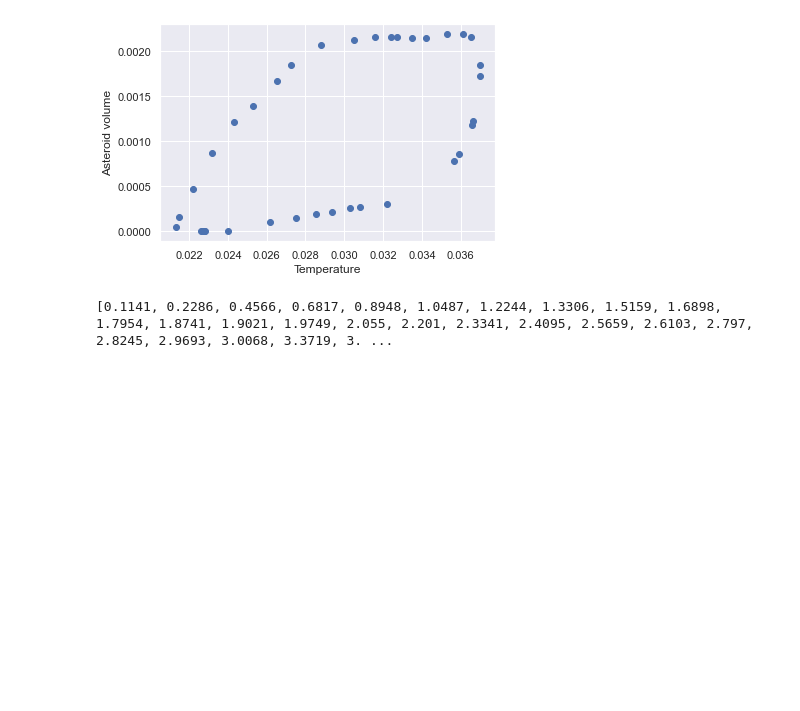
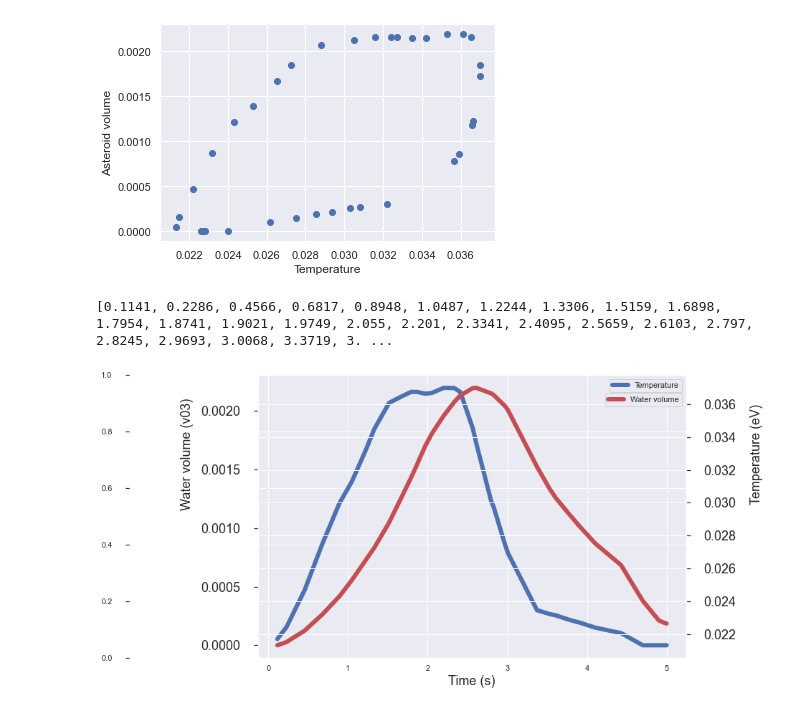
Before and after one commit to rebeccadavidsson/Paraview_VTK, a Jupyter notebook: Plots.ipynb, the cells around one changed output. Cells and saved outputs as stored; diff of their text form; code cells hidden in the pictures; blank space fills up the shorter version.

```diff
--- a/Plots.ipynb
+++ b/Plots.ipynb
@@ -84,3 +86,35 @@ for i in files:
 total.sort()
 # %% [output]
 [0.1141, 0.2286, 0.4566, 0.6817, 0.8948, 1.0487, 1.2244, 1.3306, 1.5159, 1.6898, 1.7954, 1.8741, 1.9021, 1.9749, 2.055, 2.201, 2.3341, 2.4095, 2.5659, 2.6103, 2.797, 2.8245, 2.9693, 3.0068, 3.3719, 3. ...
+# %%
+fontsize = 18
+
+
+sns.set(rc={'figure.figsize':(10.7,7.27)})
+fig, ax = plt.subplots()
+ax3 = ax.twinx()
+rspine = ax.spines['left']
+rspine.set_position(('axes', -0.3))
+# ax3.set_frame_on(True)
+# ax3.patch.set_visible(False)
+# fig.subplots_adjust(right=0.5)
+
+df.plot(ax=ax3, x="time", y="v03",style='b-', secondary_y=False, linewidth=6, label="Temperature", fontsize=fontsize, legend=False);
+df.plot(ax=ax3, x="time", y="tev", style='r-', secondary_y=True,linewidth=6,  label="Water Volume (v03)", fontsize=fontsize, legend=False);
+plt.xlabel("Time (s)", fontsize=fontsize)
+# plt.ylabel("Water volume (v03)", fontsize=fontsize)
+ax3.set_ylabel("Temperature (eV)", fontsize=fontsize)
+ax.set_ylabel("Water volume (v03)", fontsize=fontsize)
+ax.set_xlabel("Time (s)", fontsize=fontsize)
+ax3.legend(["Temperature"], loc="upper right")
+ax.yaxis.set_label_coords(-0.15, 0.72)
+ax3.yaxis.set_label_coords(1.15, 0.72)
+plt.legend(["Water volume"], loc="best", bbox_to_anchor=(1,0.95))
+
+
+# plt.show()
+
+plt.savefig("GIFS/water_temp", bbox_inches='tight')
+plt.show()
+# %% [output]
+[figure, added]
```
Also changed, not shown: parts of 1 cell of this notebook, 23 other files.
